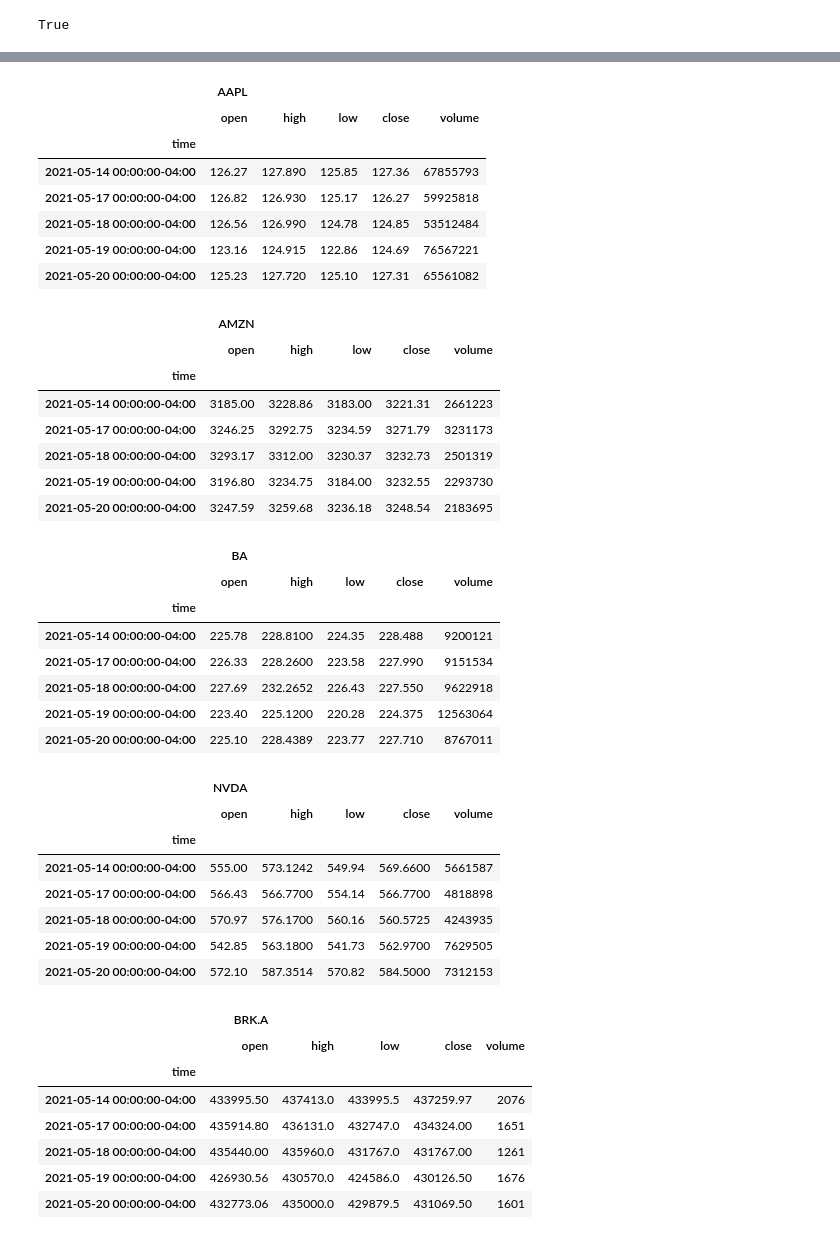
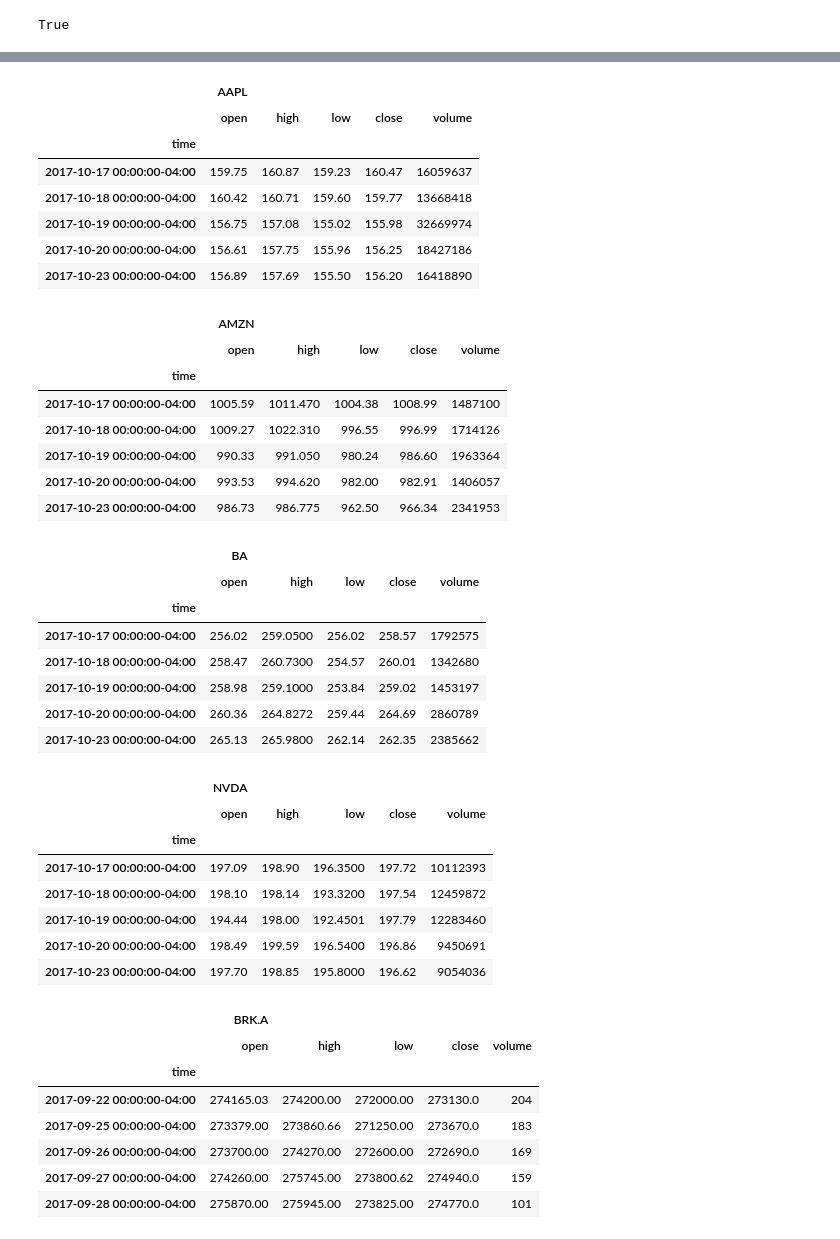
Before and after one commit to toniahurst/project_2, a Jupyter notebook: data_collection_db.ipynb, the cells around one changed output, grey strips where cells are left out. Cells and saved outputs as stored; diff of their text form; code cells hidden in the pictures.

```diff
--- a/data_collection_db.ipynb
+++ b/data_collection_db.ipynb
@@ -146,63 +252,63 @@ api = tradeapi.REST(
     api_version = "v2"
 )
 # %%
-aapl_data = api.get_barset('AAPL',timeframe='1D', limit=100,).df
+aapl_data = api.get_barset('AAPL',timeframe='1D', limit=1000,).df
 aapl_data.head()
 # %% [output]
 |  | AAPL |  |  |  |  |
 |  | open | high | low | close | volume |
 | time |  |  |  |  |  |
-| 2021-05-14 00:00:00-04:00 | 126.27 | 127.890 | 125.85 | 127.36 | 67855793 |
-| 2021-05-17 00:00:00-04:00 | 126.82 | 126.930 | 125.17 | 126.27 | 59925818 |
-| 2021-05-18 00:00:00-04:00 | 126.56 | 126.990 | 124.78 | 124.85 | 53512484 |
-| 2021-05-19 00:00:00-04:00 | 123.16 | 124.915 | 122.86 | 124.69 | 76567221 |
-| 2021-05-20 00:00:00-04:00 | 125.23 | 127.720 | 125.10 | 127.31 | 65561082 |
+| 2017-10-17 00:00:00-04:00 | 159.75 | 160.87 | 159.23 | 160.47 | 16059637 |
+| 2017-10-18 00:00:00-04:00 | 160.42 | 160.71 | 159.60 | 159.77 | 13668418 |
+| 2017-10-19 00:00:00-04:00 | 156.75 | 157.08 | 155.02 | 155.98 | 32669974 |
+| 2017-10-20 00:00:00-04:00 | 156.61 | 157.75 | 155.96 | 156.25 | 18427186 |
+| 2017-10-23 00:00:00-04:00 | 156.89 | 157.69 | 155.50 | 156.20 | 16418890 |
 # %%
-amzn_data = api.get_barset('AMZN',timeframe='1D', limit=100,).df
+amzn_data = api.get_barset('AMZN',timeframe='1D', limit=1000,).df
 amzn_data.head()
 # %% [output]
 |  | AMZN |  |  |  |  |
 |  | open | high | low | close | volume |
 | time |  |  |  |  |  |
-| 2021-05-14 00:00:00-04:00 | 3185.00 | 3228.86 | 3183.00 | 3221.31 | 2661223 |
-| 2021-05-17 00:00:00-04:00 | 3246.25 | 3292.75 | 3234.59 | 3271.79 | 3231173 |
-| 2021-05-18 00:00:00-04:00 | 3293.17 | 3312.00 | 3230.37 | 3232.73 | 2501319 |
-| 2021-05-19 00:00:00-04:00 | 3196.80 | 3234.75 | 3184.00 | 3232.55 | 2293730 |
-| 2021-05-20 00:00:00-04:00 | 3247.59 | 3259.68 | 3236.18 | 3248.54 | 2183695 |
+| 2017-10-17 00:00:00-04:00 | 1005.59 | 1011.470 | 1004.38 | 1008.99 | 1487100 |
+| 2017-10-18 00:00:00-04:00 | 1009.27 | 1022.310 | 996.55 | 996.99 | 1714126 |
+| 2017-10-19 00:00:00-04:00 | 990.33 | 991.050 | 980.24 | 986.60 | 1963364 |
+| 2017-10-20 00:00:00-04:00 | 993.53 | 994.620 | 982.00 | 982.91 | 1406057 |
+| 2017-10-23 00:00:00-04:00 | 986.73 | 986.775 | 962.50 | 966.34 | 2341953 |
 # %%
-ba_data = api.get_barset('BA',timeframe='1D', limit=100,).df
+ba_data = api.get_barset('BA',timeframe='1D', limit=1000,).df
 ba_data.head()
 # %% [output]
 |  | BA |  |  |  |  |
 |  | open | high | low | close | volume |
 | time |  |  |  |  |  |
-| 2021-05-14 00:00:00-04:00 | 225.78 | 228.8100 | 224.35 | 228.488 | 9200121 |
-| 2021-05-17 00:00:00-04:00 | 226.33 | 228.2600 | 223.58 | 227.990 | 9151534 |
-| 2021-05-18 00:00:00-04:00 | 227.69 | 232.2652 | 226.43 | 227.550 | 9622918 |
-| 2021-05-19 00:00:00-04:00 | 223.40 | 225.1200 | 220.28 | 224.375 | 12563064 |
-| 2021-05-20 00:00:00-04:00 | 225.10 | 228.4389 | 223.77 | 227.710 | 8767011 |
+| 2017-10-17 00:00:00-04:00 | 256.02 | 259.0500 | 256.02 | 258.57 | 1792575 |
+| 2017-10-18 00:00:00-04:00 | 258.47 | 260.7300 | 254.57 | 260.01 | 1342680 |
+| 2017-10-19 00:00:00-04:00 | 258.98 | 259.1000 | 253.84 | 259.02 | 1453197 |
+| 2017-10-20 00:00:00-04:00 | 260.36 | 264.8272 | 259.44 | 264.69 | 2860789 |
+| 2017-10-23 00:00:00-04:00 | 265.13 | 265.9800 | 262.14 | 262.35 | 2385662 |
 # %%
-nvda_data = api.get_barset('NVDA',timeframe='1D', limit=100,).df
+nvda_data = api.get_barset('NVDA',timeframe='1D', limit=1000,).df
 nvda_data.head()
 # %% [output]
 |  | NVDA |  |  |  |  |
 |  | open | high | low | close | volume |
 | time |  |  |  |  |  |
-| 2021-05-14 00:00:00-04:00 | 555.00 | 573.1242 | 549.94 | 569.6600 | 5661587 |
-| 2021-05-17 00:00:00-04:00 | 566.43 | 566.7700 | 554.14 | 566.7700 | 4818898 |
-| 2021-05-18 00:00:00-04:00 | 570.97 | 576.1700 | 560.16 | 560.5725 | 4243935 |
-| 2021-05-19 00:00:00-04:00 | 542.85 | 563.1800 | 541.73 | 562.9700 | 7629505 |
-| 2021-05-20 00:00:00-04:00 | 572.10 | 587.3514 | 570.82 | 584.5000 | 7312153 |
+| 2017-10-17 00:00:00-04:00 | 197.09 | 198.90 | 196.3500 | 197.72 | 10112393 |
+| 2017-10-18 00:00:00-04:00 | 198.10 | 198.14 | 193.3200 | 197.54 | 12459872 |
+| 2017-10-19 00:00:00-04:00 | 194.44 | 198.00 | 192.4501 | 197.79 | 12283460 |
+| 2017-10-20 00:00:00-04:00 | 198.49 | 199.59 | 196.5400 | 196.86 | 9450691 |
+| 2017-10-23 00:00:00-04:00 | 197.70 | 198.85 | 195.8000 | 196.62 | 9054036 |
 # %%
-brk_data = api.get_barset('BRK.A',timeframe='1D', limit=100,).df
+brk_data = api.get_barset('BRK.A',timeframe='1D', limit=1000,).df
 brk_data.head()
 # %% [output]
 |  | BRK.A |  |  |  |  |
 |  | open | high | low | close | volume |
 | time |  |  |  |  |  |
-| 2021-05-14 00:00:00-04:00 | 433995.50 | 437413.0 | 433995.5 | 437259.97 | 2076 |
-| 2021-05-17 00:00:00-04:00 | 435914.80 | 436131.0 | 432747.0 | 434324.00 | 1651 |
-| 2021-05-18 00:00:00-04:00 | 435440.00 | 435960.0 | 431767.0 | 431767.00 | 1261 |
-| 2021-05-19 00:00:00-04:00 | 426930.56 | 430570.0 | 424586.0 | 430126.50 | 1676 |
-| 2021-05-20 00:00:00-04:00 | 432773.06 | 435000.0 | 429879.5 | 431069.50 | 1601 |
+| 2017-09-22 00:00:00-04:00 | 274165.03 | 274200.00 | 272000.00 | 273130.0 | 204 |
+| 2017-09-25 00:00:00-04:00 | 273379.00 | 273860.66 | 271250.00 | 273670.0 | 183 |
+| 2017-09-26 00:00:00-04:00 | 273700.00 | 274270.00 | 272600.00 | 272690.0 | 169 |
+| 2017-09-27 00:00:00-04:00 | 274260.00 | 275745.00 | 273800.62 | 274940.0 | 159 |
+| 2017-09-28 00:00:00-04:00 | 275870.00 | 275945.00 | 273825.00 | 274770.0 | 101 |
 # %%
```
Also changed, not shown: parts of 37 cells of this notebook, 4 other files.
